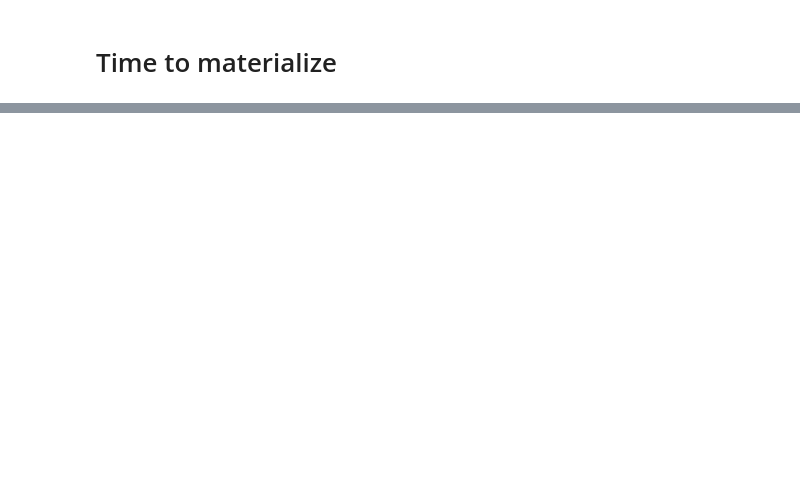
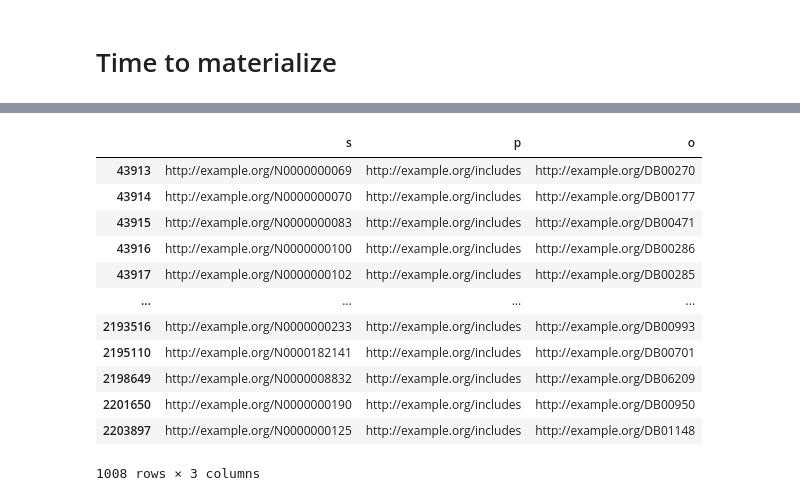
Before and after one commit to Zamprognog/NMRextension, a Jupyter notebook: hetionet_demo/hetionet_demo.ipynb, the cells around one changed output, grey strips where cells are left out. Saved outputs shown, nothing was run; the diff lists cells and outputs as text; code cells hidden in the pictures; blank space fills up the shorter version.

```diff
--- a/hetionet_demo/hetionet_demo.ipynb
+++ b/hetionet_demo/hetionet_demo.ipynb
@@ -203,0 +211,3 @@ property_map
+# %%
+newtest = pd.read_csv('hetio_train_nice.tsv', sep='\t', header=None, names=['s', 'p','o'])
+reduced_df = newtest.groupby('p').head(3).to_csv('debug_hetio_test.tsv', header=False, index=False, sep='\t')
@@ -203,0 +237,16 @@ property_map
+# %%
+newtest[newtest['p'] == 'http://example.org/includes']
+# %% [output]
+|  | s | p | o |
+| 43913 | http://example.org/N0000000069 | http://example.org/includes | http://example.org/DB00270 |
+| 43914 | http://example.org/N0000000070 | http://example.org/includes | http://example.org/DB00177 |
+| 43915 | http://example.org/N0000000083 | http://example.org/includes | http://example.org/DB00471 |
+| 43916 | http://example.org/N0000000100 | http://example.org/includes | http://example.org/DB00286 |
+| 43917 | http://example.org/N0000000102 | http://example.org/includes | http://example.org/DB00285 |
+| ... | ... | ... | ... |
+| 2193516 | http://example.org/N0000000233 | http://example.org/includes | http://example.org/DB00993 |
+| 2195110 | http://example.org/N0000182141 | http://example.org/includes | http://example.org/DB00701 |
+| 2198649 | http://example.org/N0000008832 | http://example.org/includes | http://example.org/DB06209 |
+| 2201650 | http://example.org/N0000000190 | http://example.org/includes | http://example.org/DB00950 |
+| 2203897 | http://example.org/N0000000125 | http://example.org/includes | http://example.org/DB01148 |
+1008 rows × 3 columns
```
Also changed, not shown: parts of 23 cells of this notebook, 12 other files.
